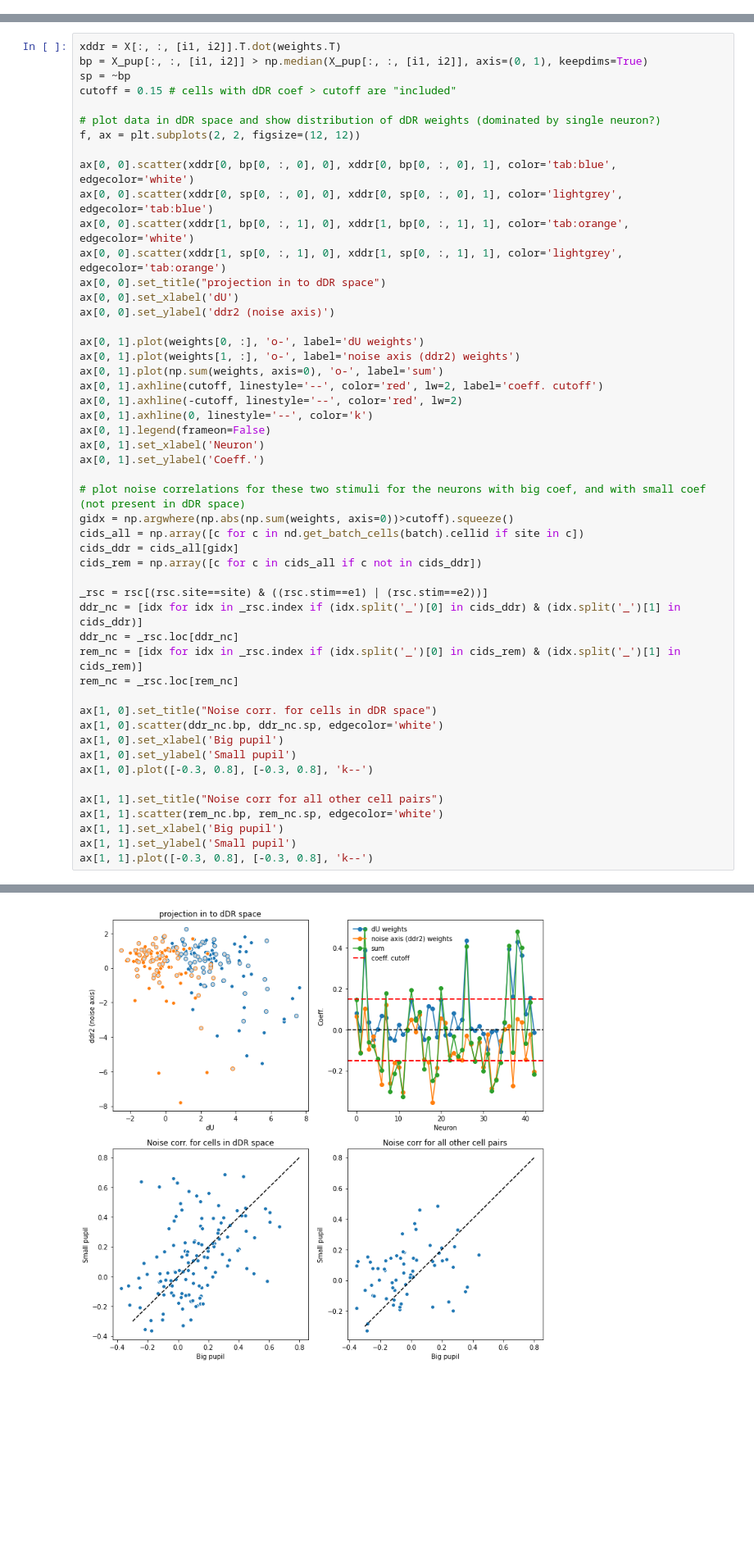
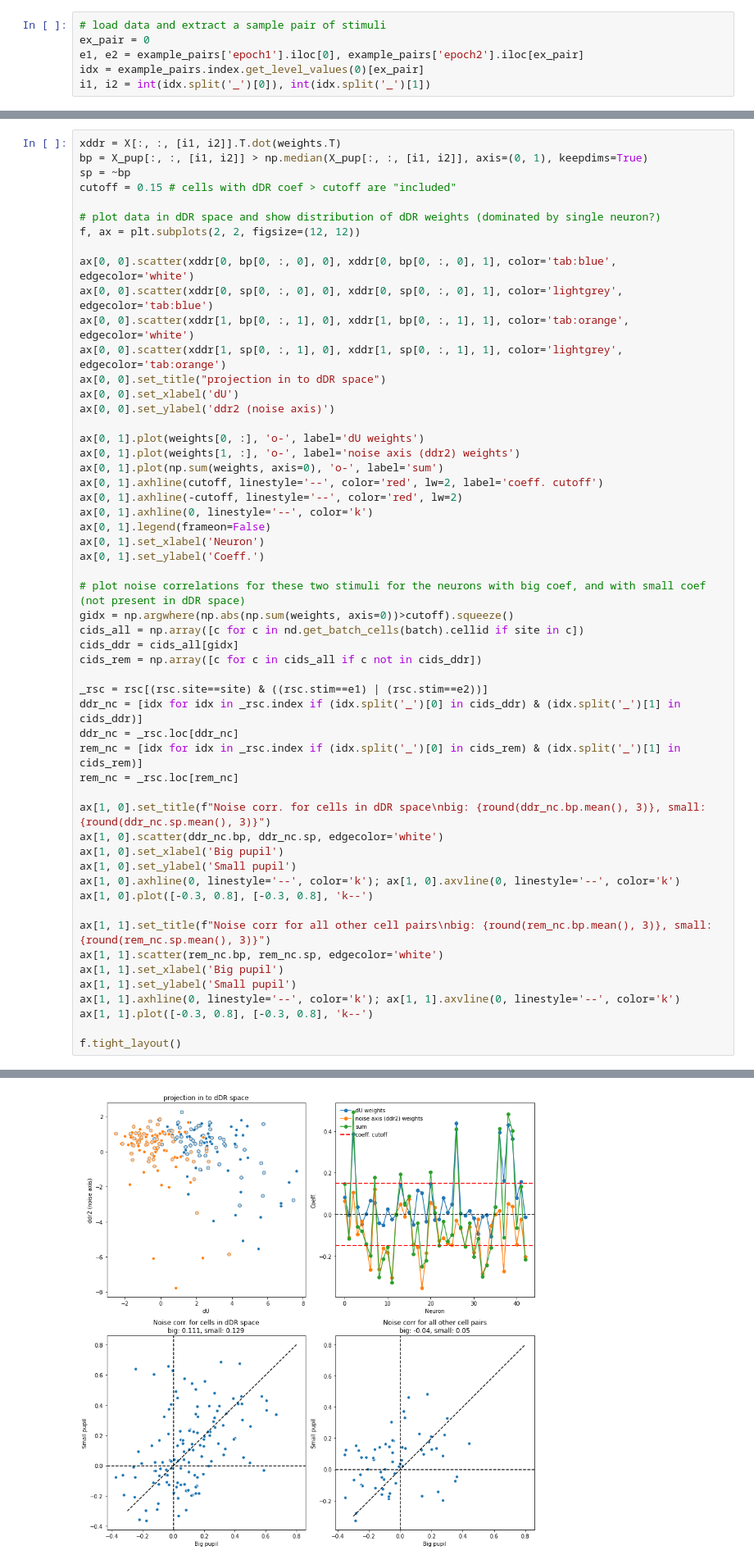
Before and after one commit to crheller/nat_pup_ms, a Jupyter notebook: test_scripts/may21_updates.ipynb, the cells around one changed output, grey strips where cells are left out. Shown: that part at 82% size. Saved outputs shown, nothing was run; the diff lists cells and outputs as text; blank space fills up the shorter version.

```diff
--- a/test_scripts/may21_updates.ipynb
+++ b/test_scripts/may21_updates.ipynb
@@ -219,3 +210,9 @@ X = X[0]
+# %%
+# load data and extract a sample pair of stimuli
+ex_pair = 0
+e1, e2 = example_pairs['epoch1'].iloc[0], example_pairs['epoch2'].iloc[ex_pair]
+idx = example_pairs.index.get_level_values(0)[ex_pair]
+i1, i2 = int(idx.split('_')[0]), int(idx.split('_')[1])
 # %%
 # get dDR plane for this site
 fn = os.path.join(path, str(batch), site, mn+'_TDR.pickle')
@@ -272,15 +269,19 @@ ddr_nc = _rsc.loc[ddr_nc]
 rem_nc = [idx for idx in _rsc.index if (idx.split('_')[0] in cids_rem) & (idx.split('_')[1] in cids_rem)]
 rem_nc = _rsc.loc[rem_nc]
 
-ax[1, 0].set_title("Noise corr. for cells in dDR space")
+ax[1, 0].set_title(f"Noise corr. for cells in dDR space\nbig: {round(ddr_nc.bp.mean(), 3)}, small: {round(ddr_nc.sp.mean(), 3)}")
 ax[1, 0].scatter(ddr_nc.bp, ddr_nc.sp, edgecolor='white')
 ax[1, 0].set_xlabel('Big pupil')
 ax[1, 0].set_ylabel('Small pupil')
+ax[1, 0].axhline(0, linestyle='--', color='k'); ax[1, 0].axvline(0, linestyle='--', color='k')
 ax[1, 0].plot([-0.3, 0.8], [-0.3, 0.8], 'k--')
 
-ax[1, 1].set_title("Noise corr for all other cell pairs")
+ax[1, 1].set_title(f"Noise corr for all other cell pairs\nbig: {round(rem_nc.bp.mean(), 3)}, small: {round(rem_nc.sp.mean(), 3)}")
 ax[1, 1].scatter(rem_nc.bp, rem_nc.sp, edgecolor='white')
 ax[1, 1].set_xlabel('Big pupil')
 ax[1, 1].set_ylabel('Small pupil')
+ax[1, 1].axhline(0, linestyle='--', color='k'); ax[1, 1].axvline(0, linestyle='--', color='k')
 ax[1, 1].plot([-0.3, 0.8], [-0.3, 0.8], 'k--')
+
+f.tight_layout()
 # %% [output]
@@ -288 +288 @@ ax[1, 1].plot([-0.3, 0.8], [-0.3, 0.8], 'k--')
-[figure, old version]
+[figure, new version]
```
Also changed, not shown: parts of 3 cells of this notebook, 2 other files.
